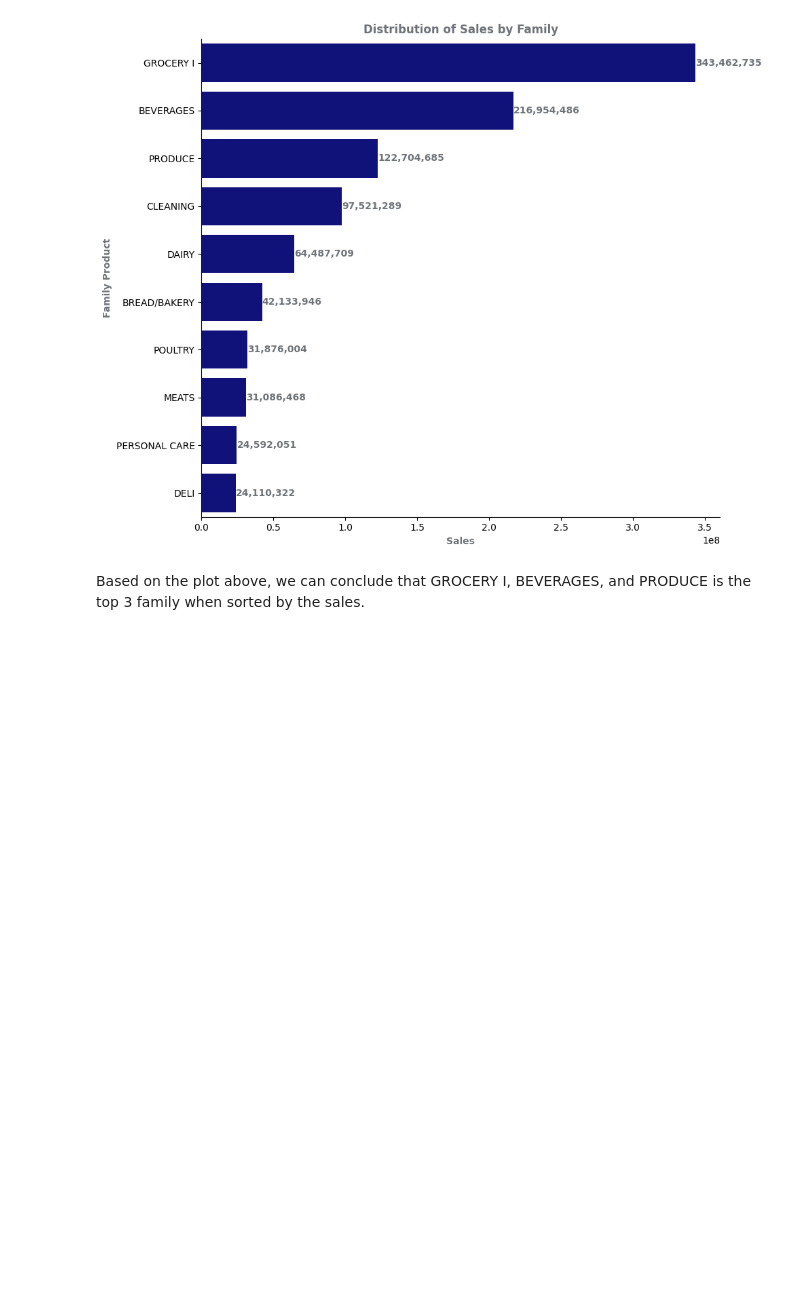
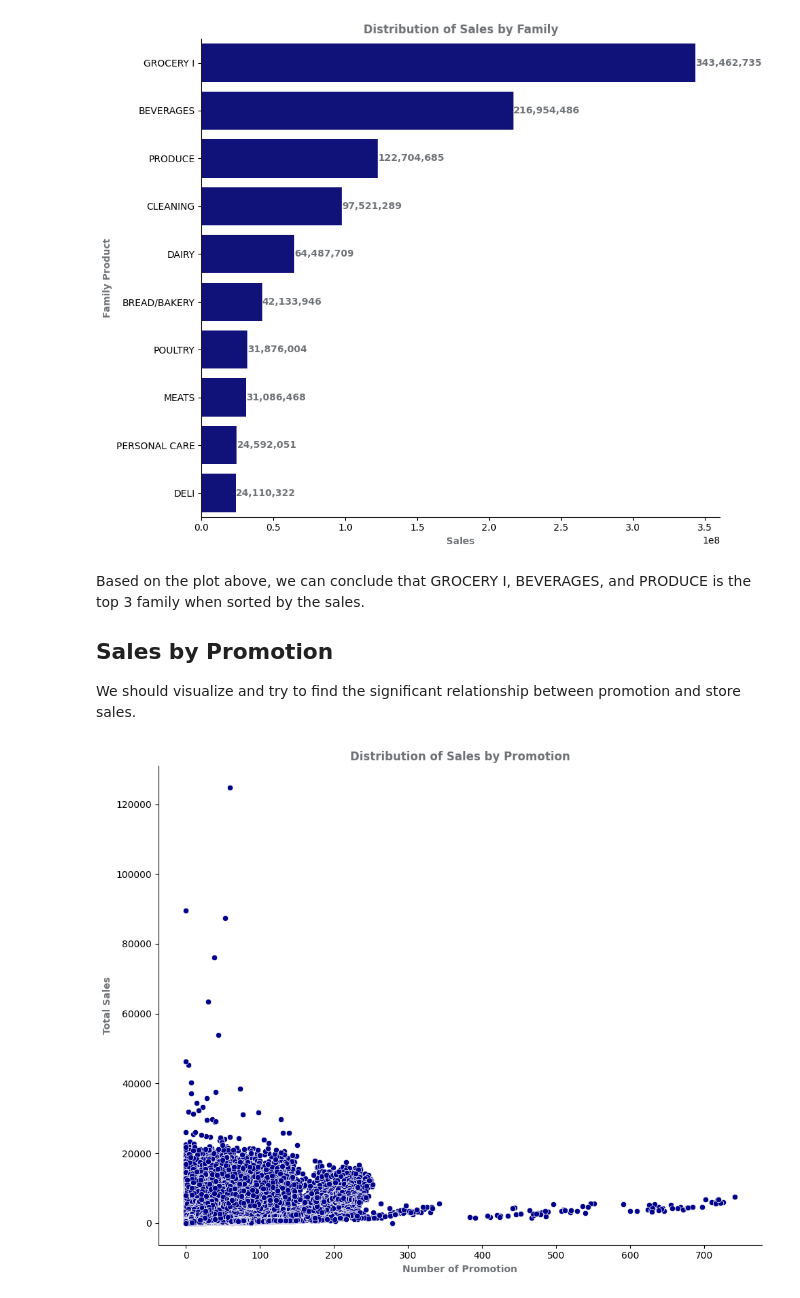
Before and after one commit to lazuardifp19/lazuardfp_portfolio, a Jupyter notebook: Store Sales Time Series Forecasting using ARIMA/store-sales-arima-time-series-forecasting.ipynb, the cells around one changed output. Cells and saved outputs as stored; diff of their text form; code cells hidden in the pictures; blank space fills up the shorter version.

```diff
--- a/Store Sales Time Series Forecasting using ARIMA/store-sales-arima-time-series-forecasting.ipynb
+++ b/Store Sales Time Series Forecasting using ARIMA/store-sales-arima-time-series-forecasting.ipynb
@@ -319,3 +323,21 @@ plt.show()
 [figure]
 # %% [markdown]
 Based on the plot above, we can conclude that GROCERY I, BEVERAGES, and PRODUCE is the top 3 family when sorted by the sales.
+
+## **Sales by Promotion**
+We should visualize and try to find the significant relationship between promotion and store sales.
+# %%
+# Visualize the distribution using scatterplot
+fig, ax = plt.subplots(figsize=(10,8))
+sns.scatterplot(x='onpromotion', y='sales', data=train_df, color='darkblue')
+
+sns.despine(right=True)
+
+ax.set_xlabel('Number of Promotion', weight='bold', color='#6F7378')
+ax.set_ylabel('Total Sales', weight='bold', color='#6F7378')
+ax.set_title('Distribution of Sales by Promotion', weight='bold', color='#6F7378')
+
+plt.tight_layout()
+plt.show()
+# %% [output]
+[figure, added]
```
Also changed, not shown: parts of 9 cells of this notebook, 1 other file.
